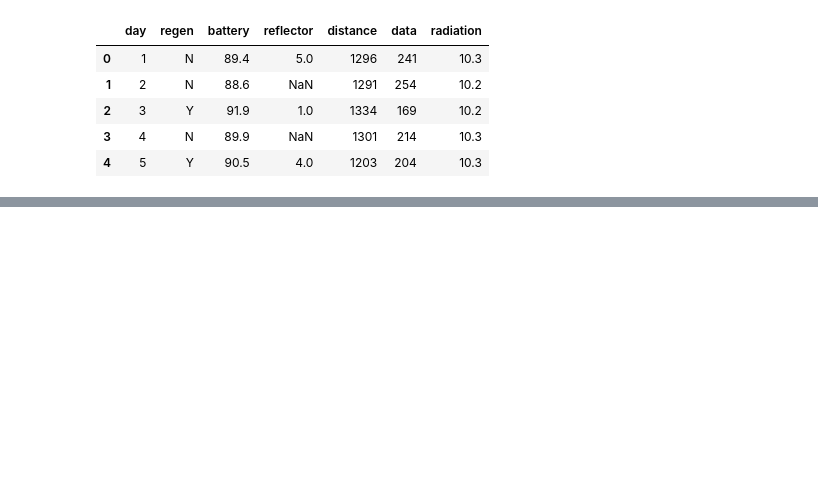
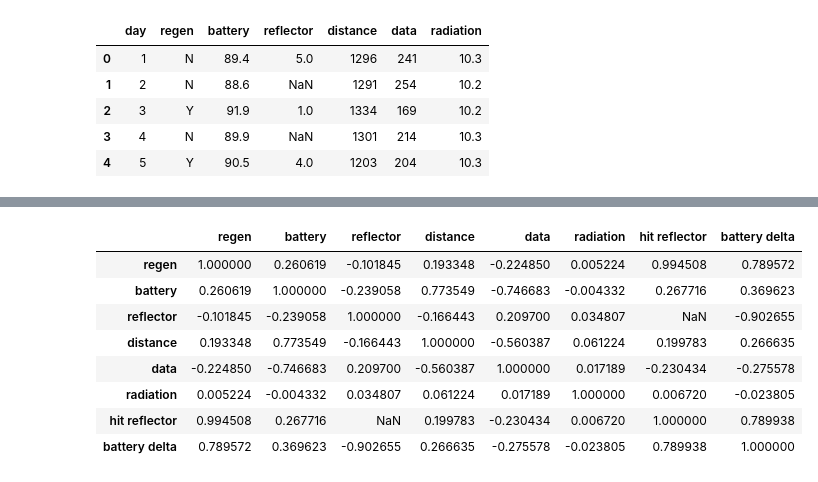
Before and after one commit to IntegerMan/Math601Project1, a Jupyter notebook: Analysis.ipynb, the cells around one changed output, grey strips where cells are left out. Cells and saved outputs as stored; diff of their text form; code cells hidden in the pictures; blank space fills up the shorter version.

```diff
--- a/Analysis.ipynb
+++ b/Analysis.ipynb
@@ -78,0 +126,14 @@ px.line(df, x=df.index, y='data', title='Daily Data Transmitted', color='regen',
+# %%
+corr = df.corr()
+
+corr
+# %% [output]
+|  | regen | battery | reflector | distance | data | radiation | hit reflector | battery delta |
+| regen | 1.000000 | 0.260619 | -0.101845 | 0.193348 | -0.224850 | 0.005224 | 0.994508 | 0.789572 |
+| battery | 0.260619 | 1.000000 | -0.239058 | 0.773549 | -0.746683 | -0.004332 | 0.267716 | 0.369623 |
+| reflector | -0.101845 | -0.239058 | 1.000000 | -0.166443 | 0.209700 | 0.034807 | NaN | -0.902655 |
+| distance | 0.193348 | 0.773549 | -0.166443 | 1.000000 | -0.560387 | 0.061224 | 0.199783 | 0.266635 |
+| data | -0.224850 | -0.746683 | 0.209700 | -0.560387 | 1.000000 | 0.017189 | -0.230434 | -0.275578 |
+| radiation | 0.005224 | -0.004332 | 0.034807 | 0.061224 | 0.017189 | 1.000000 | 0.006720 | -0.023805 |
+| hit reflector | 0.994508 | 0.267716 | NaN | 0.199783 | -0.230434 | 0.006720 | 1.000000 | 0.789938 |
+| battery delta | 0.789572 | 0.369623 | -0.902655 | 0.266635 | -0.275578 | -0.023805 | 0.789938 | 1.000000 |
```
Also changed, not shown: parts of 16 cells of this notebook.
